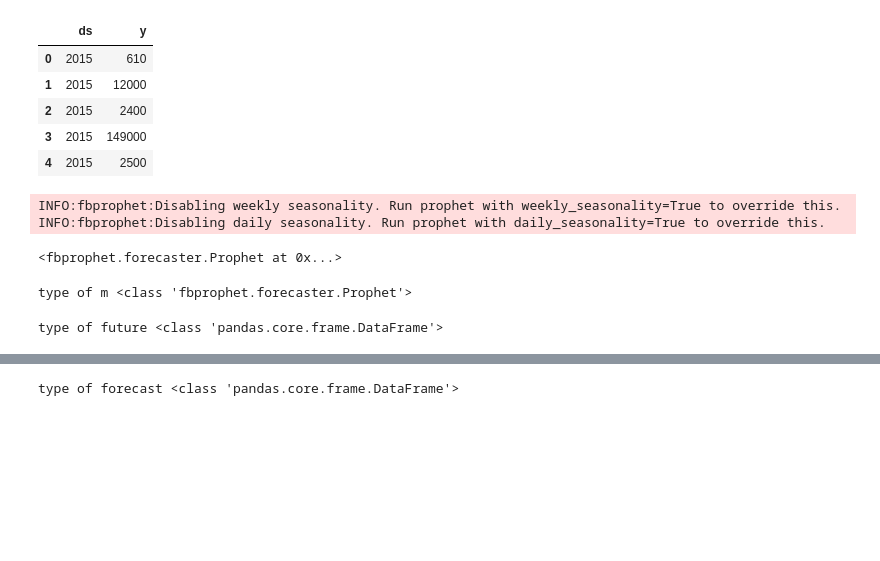
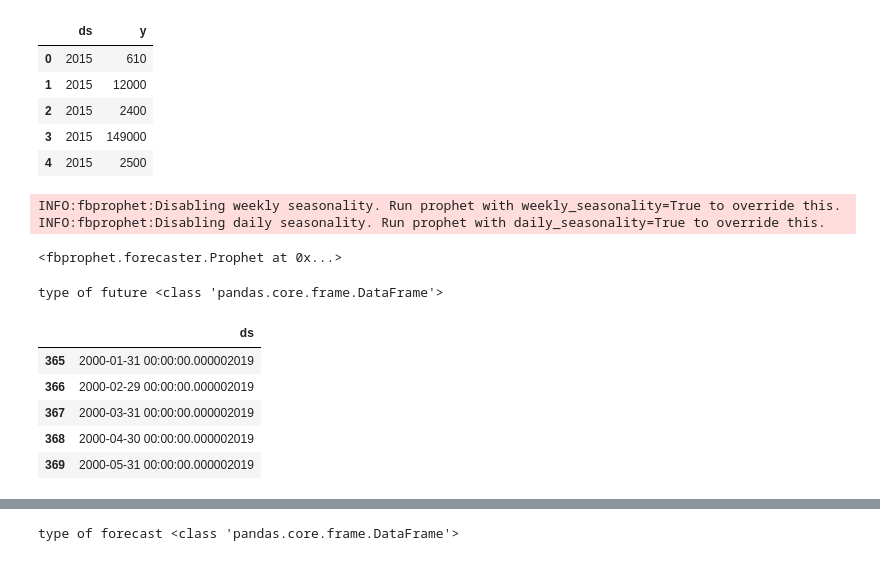
Before and after one commit to Saymanning/Honey_Bee_Colony_Loss_US, a Jupyter notebook: FBprophet_v2.ipynb, the cells around one changed output, grey strips where cells are left out. Saved outputs shown, nothing was run; the diff lists cells and outputs as text; code cells hidden in the pictures; blank space fills up the shorter version.

```diff
--- a/FBprophet_v2.ipynb
+++ b/FBprophet_v2.ipynb
@@ -120,9 +120,5 @@ model.fit(df)
 INFO:fbprophet:Disabling weekly seasonality. Run prophet with weekly_seasonality=True to override this.
 INFO:fbprophet:Disabling daily seasonality. Run prophet with daily_seasonality=True to override this.
 <fbprophet.forecaster.Prophet at 0x...>
-# %%
-print("type of m" , type(m))
-# %% [output]
-type of m <class 'fbprophet.forecaster.Prophet'>
 # %%
 ### Extending data to few future dates
@@ -130,3 +126,12 @@ future = m.make_future_dataframe(periods=365)
 print("type of future" , type(future))
 # %% [output]
 type of future <class 'pandas.core.frame.DataFrame'>
+# %%
+future.tail()
+# %% [output]
+|  | ds |
+| 365 | 2000-01-31 00:00:00.000002019 |
+| 366 | 2000-02-29 00:00:00.000002019 |
+| 367 | 2000-03-31 00:00:00.000002019 |
+| 368 | 2000-04-30 00:00:00.000002019 |
+| 369 | 2000-05-31 00:00:00.000002019 |
```
Also changed, not shown: parts of 6 cells of this notebook.
